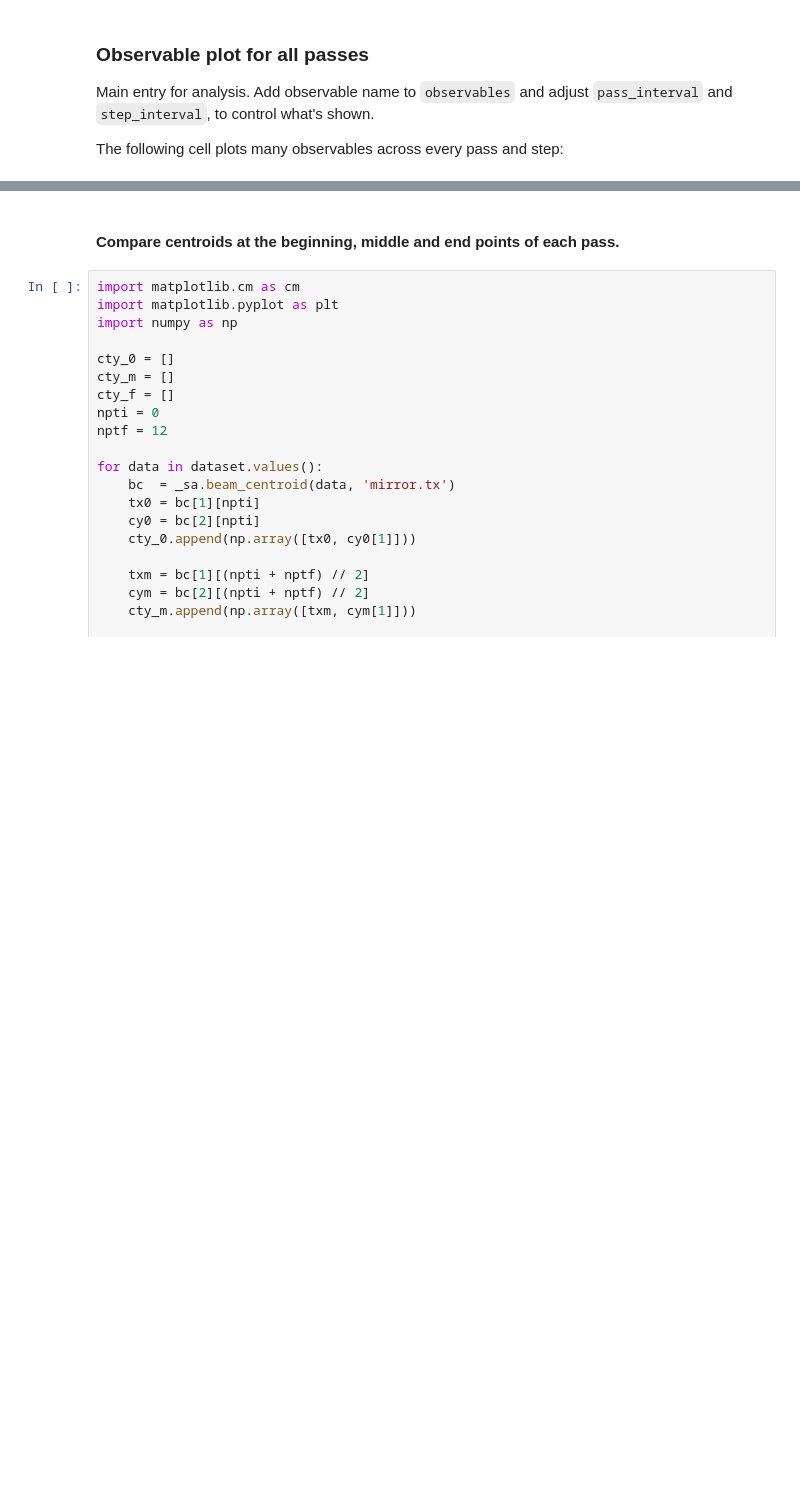
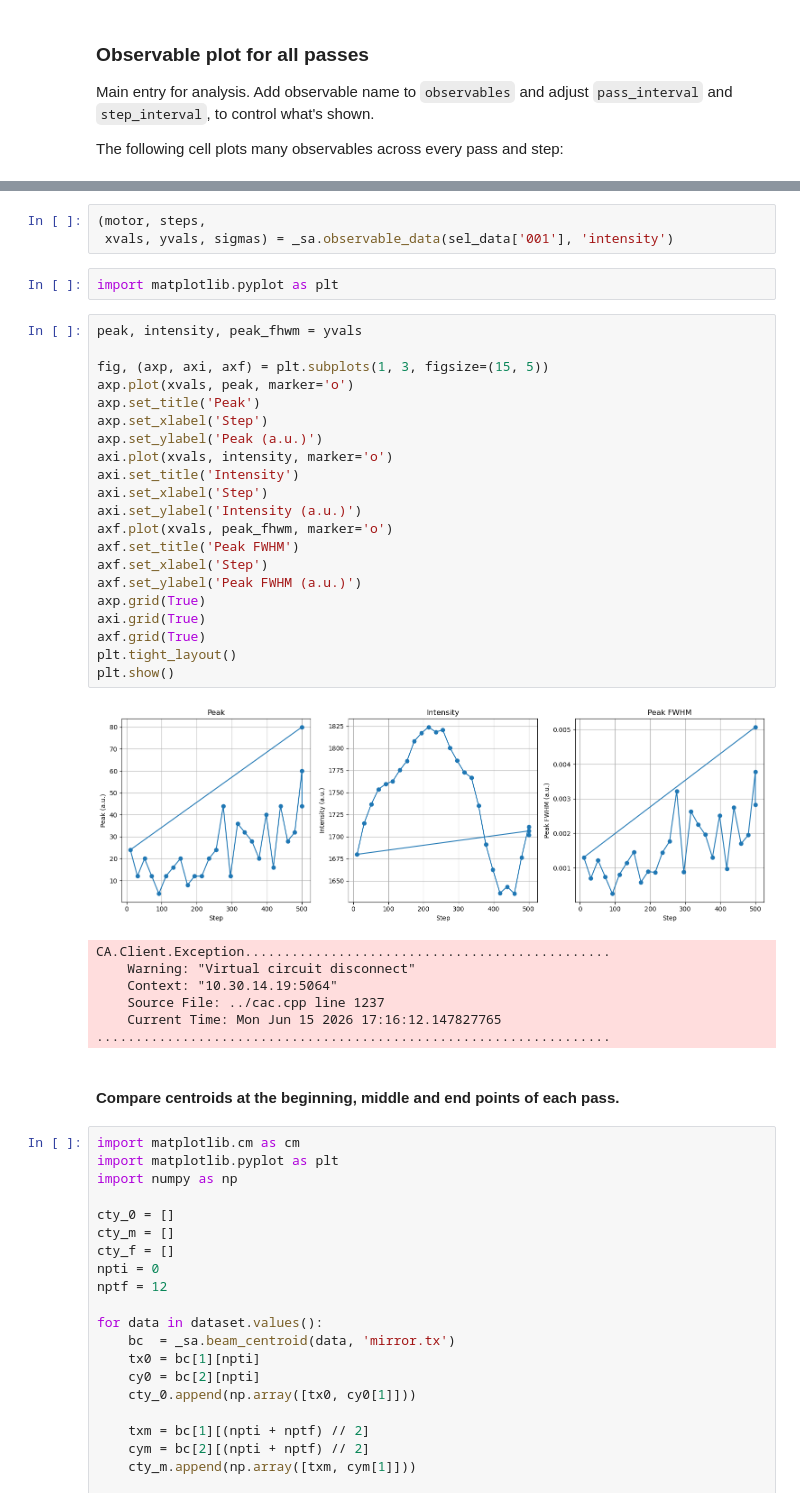
Before and after one commit to lnls-ids/cax-scripts, a Jupyter notebook: scan_analysis.ipynb, the cells around one changed output, grey strips where cells are left out. Drawn from its saved outputs; the diff is of its cells as text; blank space fills up the shorter version.

```diff
--- a/scan_analysis.ipynb
+++ b/scan_analysis.ipynb
@@ -88,3 +140,37 @@ _sa.scan_plot(sel_data, observables, first_item=fr, last_item=upto)
+# %%
+(motor, steps,
+ xvals, yvals, sigmas) = _sa.observable_data(sel_data['001'], 'intensity')
+# %%
+import matplotlib.pyplot as plt
+# %%
+peak, intensity, peak_fhwm = yvals
+
+fig, (axp, axi, axf) = plt.subplots(1, 3, figsize=(15, 5))
+axp.plot(xvals, peak, marker='o')
+axp.set_title('Peak')
+axp.set_xlabel('Step')
+axp.set_ylabel('Peak (a.u.)')
+axi.plot(xvals, intensity, marker='o')
+axi.set_title('Intensity')
+axi.set_xlabel('Step')
+axi.set_ylabel('Intensity (a.u.)')
+axf.plot(xvals, peak_fhwm, marker='o')
+axf.set_title('Peak FWHM')
+axf.set_xlabel('Step')
+axf.set_ylabel('Peak FWHM (a.u.)')
+axp.grid(True)
+axi.grid(True)
+axf.grid(True)
+plt.tight_layout()
+plt.show()
+# %% [output]
+[figure, added]
+CA.Client.Exception...............................................
+    Warning: "Virtual circuit disconnect"
+    Context: "10.30.14.19:5064"
+    Source File: ../cac.cpp line 1237
+    Current Time: Mon Jun 15 2026 17:16:12.147827765
+..................................................................
 # %% [markdown]
 #### Compare centroids at the beginning, middle and end points of each pass.
 # %%
```
Also changed, not shown: parts of 5 cells of this notebook, 3 other files.
